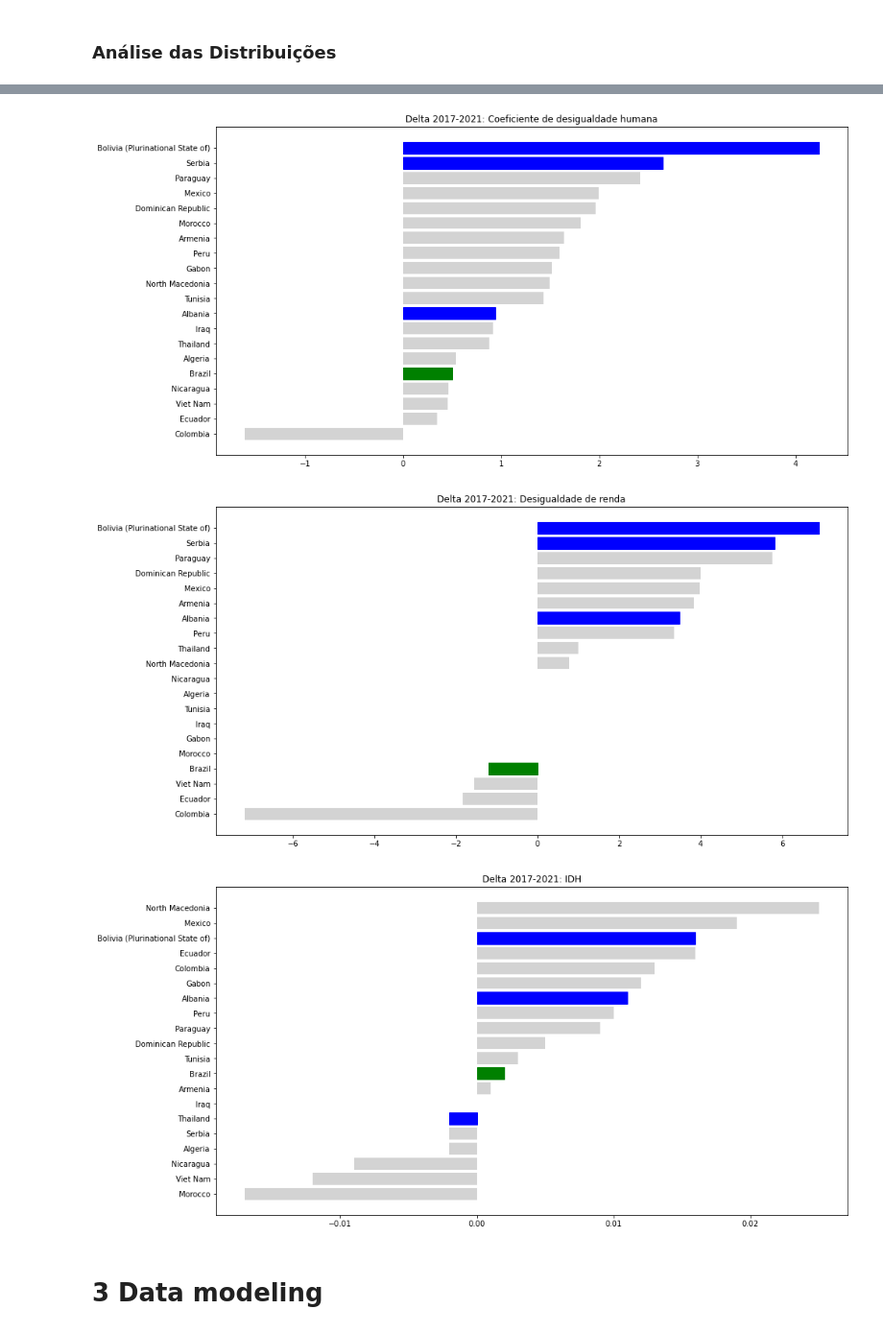
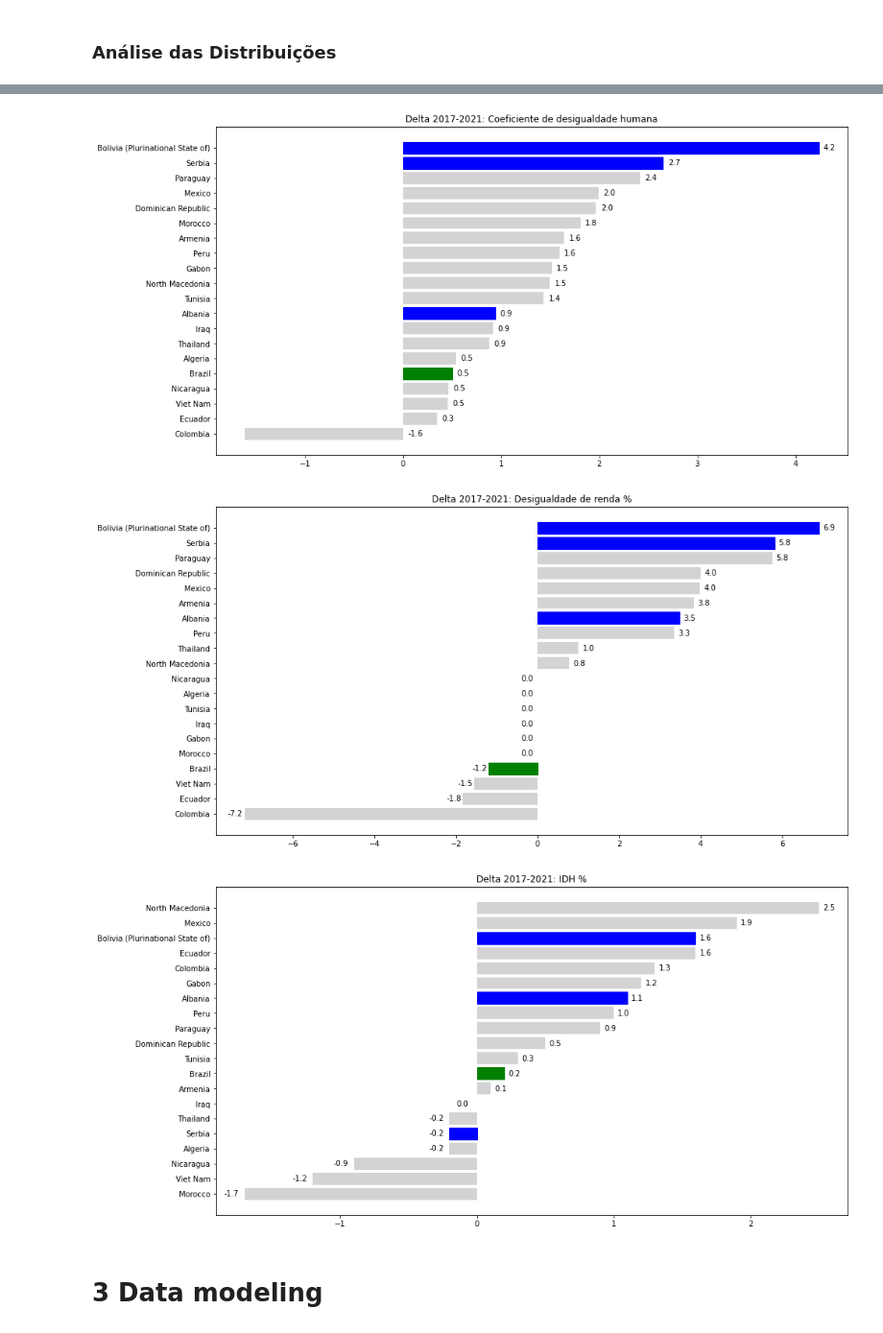
Before and after one commit to edgarlauutfpr/202404_trabalho_ux, a Jupyter notebook: notebooks/06_el_cluster_analysis.ipynb, the cells around one changed output, grey strips where cells are left out. Shown at 96% size. Drawn from its saved outputs; the diff is of its cells as text; code cells hidden in the pictures.

```diff
--- a/notebooks/06_el_cluster_analysis.ipynb
+++ b/notebooks/06_el_cluster_analysis.ipynb
@@ -251,14 +256,16 @@ df3_2021 = df3[df3['Year'] == 2021].set_index('Area')
 
 df3_2021 = df3_2021.sort_values(by='Percentage of the population unable to afford a healthy diet (percent)', ascending=False).reset_index()
 
+df3_2021['Ranking'] = len(df3_2021) - df3_2021.index
+df3_2021['Title'] = df3_2021['Ranking'].astype('str') + '. ' + df3_2021['Area']
+
 analysis_col = 'Percentage of the population unable to afford a healthy diet (percent)'
 
 plt.figure(figsize=(6,10))
+plt.xlim([0, 50])
 plt.title('% da População incapaz de pagar uma dieta saudável (2021)')
 
-plt.barh(df3_2021['Area'], df3_2021[analysis_col])
-
-bar_list = plt.barh(df3_2021['Area'], df3_2021[analysis_col], color = ['lightgray'])
+bar_list = plt.barh(df3_2021['Title'], df3_2021[analysis_col], color = ['lightgray'])
 
 bar_list[7].set_color('green')
 
@@ -266,5 +273,8 @@ bar_list[15].set_color('blue')
 bar_list[18].set_color('blue')
 bar_list[19].set_color('blue')
 
+for i, v in enumerate(df3_2021[analysis_col]):
+    plt.text(v + 1, i, str(v), verticalalignment='center')
+
 plt.show()
 # %% [output]
@@ -310,5 +320,11 @@ bar_list[17].set_color('blue')
 bar_list[18].set_color('blue')
 bar_list[19].set_color('blue')
 
+for i, v in enumerate(df3_delta[analysis_col]):
+    if v > 0:
+        plt.text(v + 0.2, i, f"{v:2.1f}", verticalalignment='center')
+    else:
+        plt.text(v - 0.7, i, f"{v:2.1f}", verticalalignment='center')
+
 plt.show()
 # %% [output]
@@ -329,16 +345,22 @@ bar_list[8].set_color('blue')
 bar_list[18].set_color('blue')
 bar_list[19].set_color('blue')
 
+for i, v in enumerate(df3_delta[analysis_col]):
+    if v > 0:
+        plt.text(v + 0.05, i, f"{v:2.1f}", verticalalignment='center')
+    else:
+        plt.text(0.05, i, f"{v:2.1f}", verticalalignment='center')
+
 plt.show()
 # %% [output]
-[figure, old version]
+[figure, new version]
 # %%
 analysis_col = 'Inequality in income'
 
 df3_delta = df3_delta.sort_values(by=analysis_col)
 
 plt.figure(figsize=(15,8))
-plt.title('Delta 2017-2021: Desigualdade de renda')
+plt.title('Delta 2017-2021: Desigualdade de renda %')
 
 bar_list = plt.barh(df3_delta['Area'], df3_delta[analysis_col], color = ['lightgray'])
 
@@ -348,28 +370,40 @@ bar_list[13].set_color('blue')
 bar_list[18].set_color('blue')
 bar_list[19].set_color('blue')
 
+for i, v in enumerate(df3_delta[analysis_col]):
+    if v > 0:
+        plt.text(v + 0.1, i, f"{v:2.1f}", verticalalignment='center')
+    else:
+        plt.text(v - 0.4, i, f"{v:2.1f}", verticalalignment='center')
+
 plt.show()
 # %% [output]
-[figure, old version]
+[figure, new version]
 # %%
 analysis_col = 'Human Development Index (value)'
 
 df3_delta = df3_delta.sort_values(by=analysis_col)
 
 plt.figure(figsize=(15,8))
-plt.title('Delta 2017-2021: IDH')
+plt.title('Delta 2017-2021: IDH %')
 
-bar_list = plt.barh(df3_delta['Area'], df3_delta[analysis_col], color = ['lightgray'])
+bar_list = plt.barh(df3_delta['Area'], df3_delta[analysis_col]*100, color = ['lightgray'])
 
 bar_list[8].set_color('green')
 
-bar_list[5].set_color('blue')
+bar_list[4].set_color('blue')
 bar_list[13].set_color('blue')
 bar_list[17].set_color('blue')
 
+for i, v in enumerate(df3_delta[analysis_col]*100):
+    if v > 0:
+        plt.text(v + 0.03, i, f"{v:2.1f}", verticalalignment='center')
+    else:
+        plt.text(v - 0.15, i, f"{v:2.1f}", verticalalignment='center')
+
 plt.show()
 # %% [output]
-[figure, old version]
+[figure, new version]
 # %% [markdown]
 # 3 Data modeling
 # %% [markdown]
```
Also changed, not shown: parts of 3 cells of this notebook.
